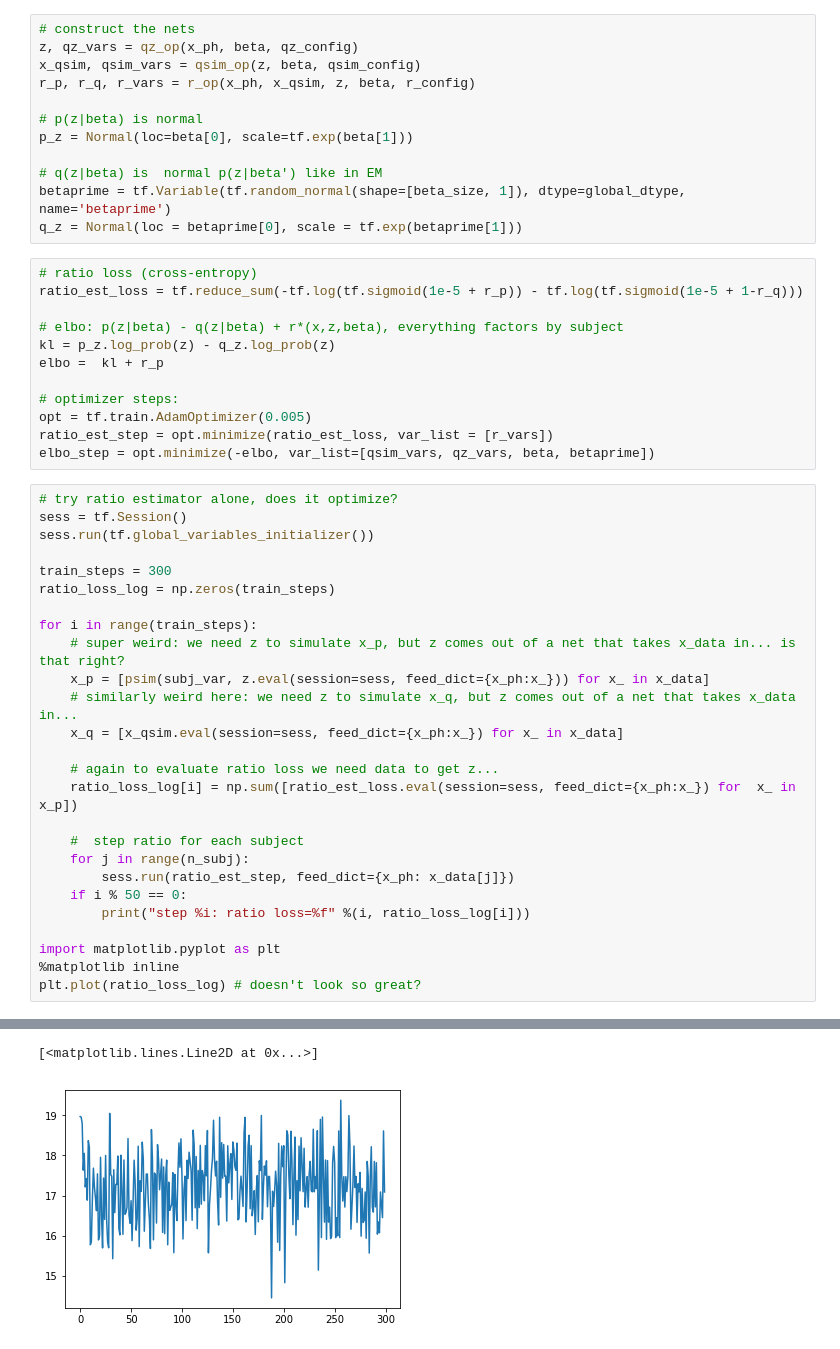
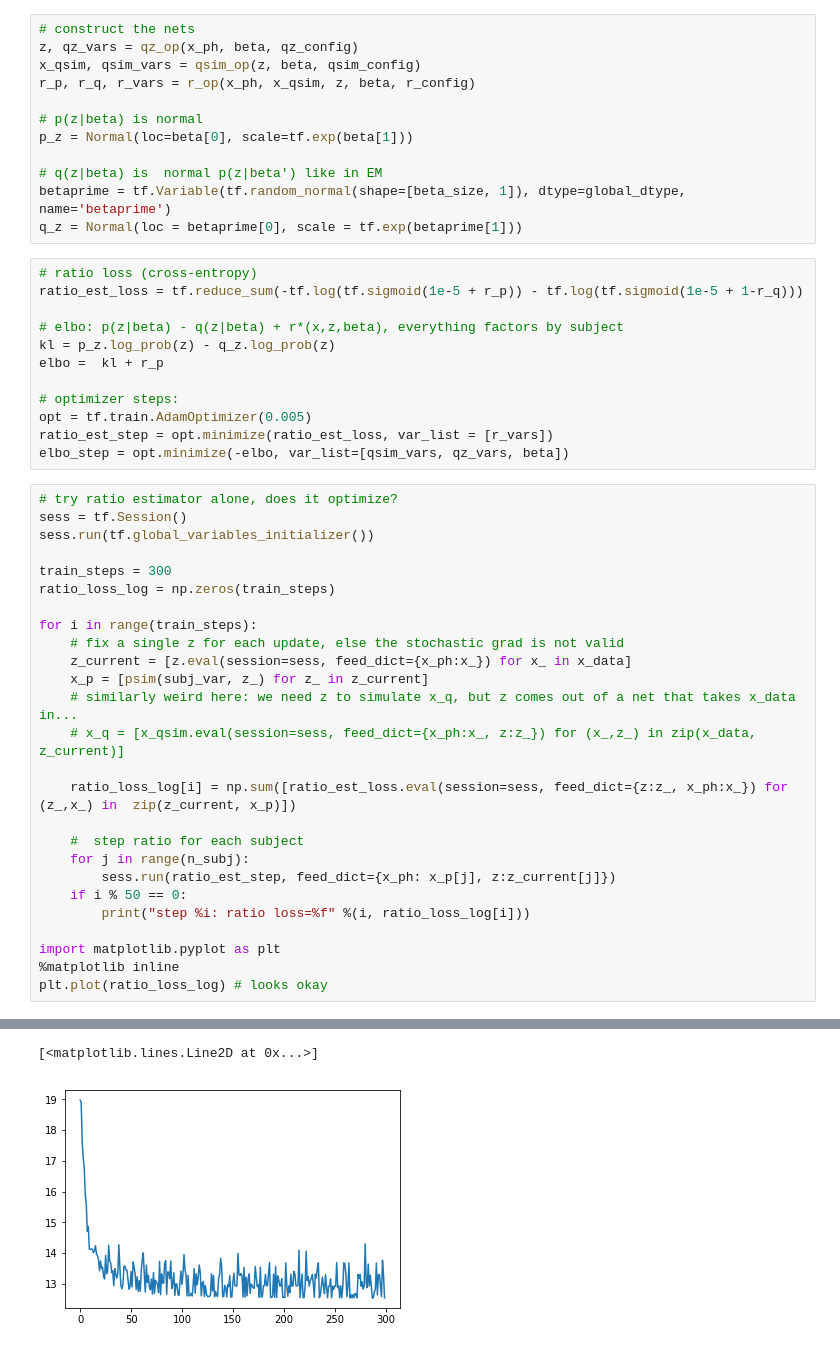
Before and after one commit to mshvartsman/vae-tf-bootcamp, a Jupyter notebook: LFVI_mshvartsman.ipynb, the cells around one changed output, grey strips where cells are left out. Drawn from its saved outputs; the diff is of its cells as text.

```diff
--- a/LFVI_mshvartsman.ipynb
+++ b/LFVI_mshvartsman.ipynb
@@ -236,7 +236,7 @@ elbo =  kl + r_p
 # optimizer steps:
 opt = tf.train.AdamOptimizer(0.005)
 ratio_est_step = opt.minimize(ratio_est_loss, var_list = [r_vars])
-elbo_step = opt.minimize(-elbo, var_list=[qsim_vars, qz_vars, beta, betaprime])
+elbo_step = opt.minimize(-elbo, var_list=[qsim_vars, qz_vars, beta])
 # %%
 # try ratio estimator alone, does it optimize?
 sess = tf.Session()
@@ -246,22 +246,22 @@ train_steps = 300
 ratio_loss_log = np.zeros(train_steps)
 
 for i in range(train_steps):
-    # super weird: we need z to simulate x_p, but z comes out of a net that takes x_data in... is that right?
-    x_p = [psim(subj_var, z.eval(session=sess, feed_dict={x_ph:x_})) for x_ in x_data]
+    # fix a single z for each update, else the stochastic grad is not valid
+    z_current = [z.eval(session=sess, feed_dict={x_ph:x_}) for x_ in x_data]
+    x_p = [psim(subj_var, z_) for z_ in z_current]
     # similarly weird here: we need z to simulate x_q, but z comes out of a net that takes x_data in...
-    x_q = [x_qsim.eval(session=sess, feed_dict={x_ph:x_}) for x_ in x_data]
+    # x_q = [x_qsim.eval(session=sess, feed_dict={x_ph:x_, z:z_}) for (x_,z_) in zip(x_data, z_current)]
 
-    # again to evaluate ratio loss we need data to get z...
-    ratio_loss_log[i] = np.sum([ratio_est_loss.eval(session=sess, feed_dict={x_ph:x_}) for  x_ in  x_p])
+    ratio_loss_log[i] = np.sum([ratio_est_loss.eval(session=sess, feed_dict={z:z_, x_ph:x_}) for (z_,x_) in  zip(z_current, x_p)])
 
     #  step ratio for each subject
     for j in range(n_subj):
-        sess.run(ratio_est_step, feed_dict={x_ph: x_data[j]})
+        sess.run(ratio_est_step, feed_dict={x_ph: x_p[j], z:z_current[j]})
     if i % 50 == 0:
         print("step %i: ratio loss=%f" %(i, ratio_loss_log[i]))
 
 import matplotlib.pyplot as plt
 %matplotlib inline
-plt.plot(ratio_loss_log) # doesn't look so great?
+plt.plot(ratio_loss_log) # looks okay
 # %% [output]
 step 0: ratio loss=18.965961
@@ -273,3 +273,3 @@ step 250: ratio loss=17.815287
 [<matplotlib.lines.Line2D at 0x...>]
-[figure, old version]
+[figure, new version]
 # %%
```
Also changed, not shown: parts of 5 cells of this notebook.
